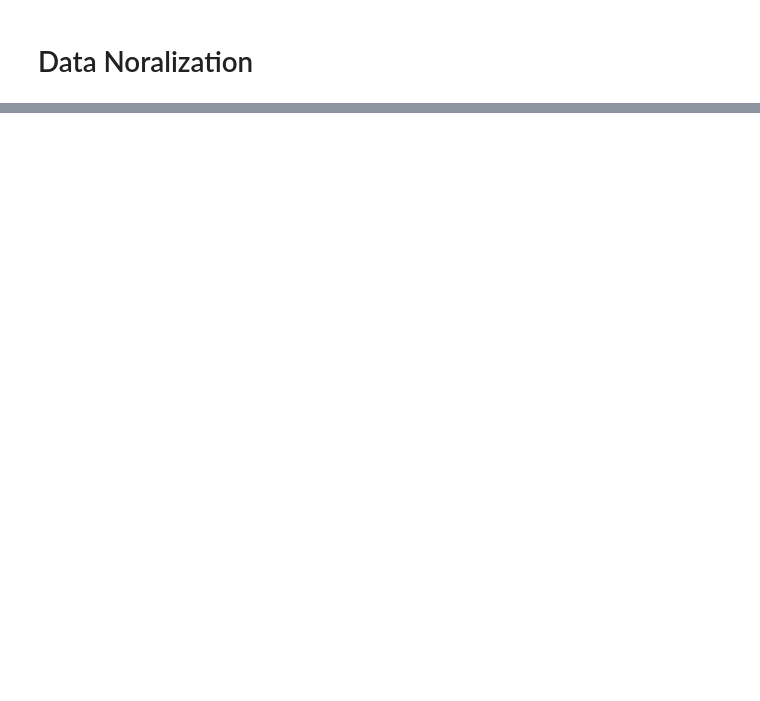
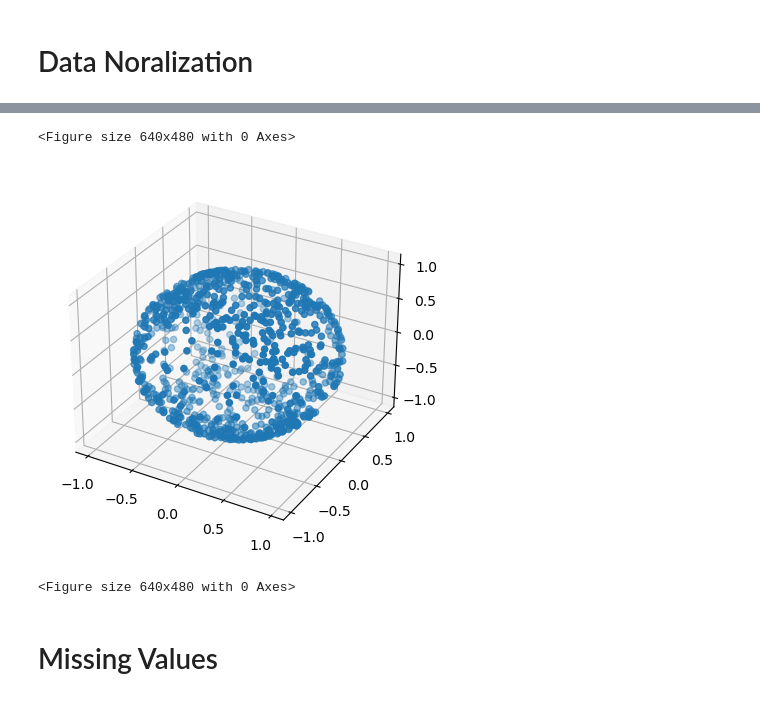
Before and after one commit to gurubalan077/4-SEM-Fils, a Jupyter notebook: work in Pands.ipynb, the cells around one changed output, grey strips where cells are left out. Saved outputs shown, nothing was run; the diff lists cells and outputs as text; code cells hidden in the pictures; blank space fills up the shorter version.

```diff
--- a/work in Pands.ipynb
+++ b/work in Pands.ipynb
@@ -136,0 +167,4 @@ normalization_df = pd.DataFrame({'x':np.random.randint(-100,100,1000),
+# %%
+normal = Normalizer()
+# %%
+normalization_df = normal.fit_transform(normalization_df)
@@ -136,0 +181,2 @@ normalization_df = pd.DataFrame({'x':np.random.randint(-100,100,1000),
+# %%
+norm_df = pd.DataFrame(normalization_df, columns = ['x1','y2','z3'])
@@ -136,0 +199,10 @@ normalization_df = pd.DataFrame({'x':np.random.randint(-100,100,1000),
+# %%
+ax = plt.axes(projection='3d')
+ax.scatter3D(norm_df.x1,norm_df.y2,norm_df.z3 )
+plt.figure()
+# %% [output]
+<Figure size 640x480 with 0 Axes>
+[figure, added]
+<Figure size 640x480 with 0 Axes>
+# %% [markdown]
+# Missing Values
```
Also changed, not shown: parts of 18 cells of this notebook.
